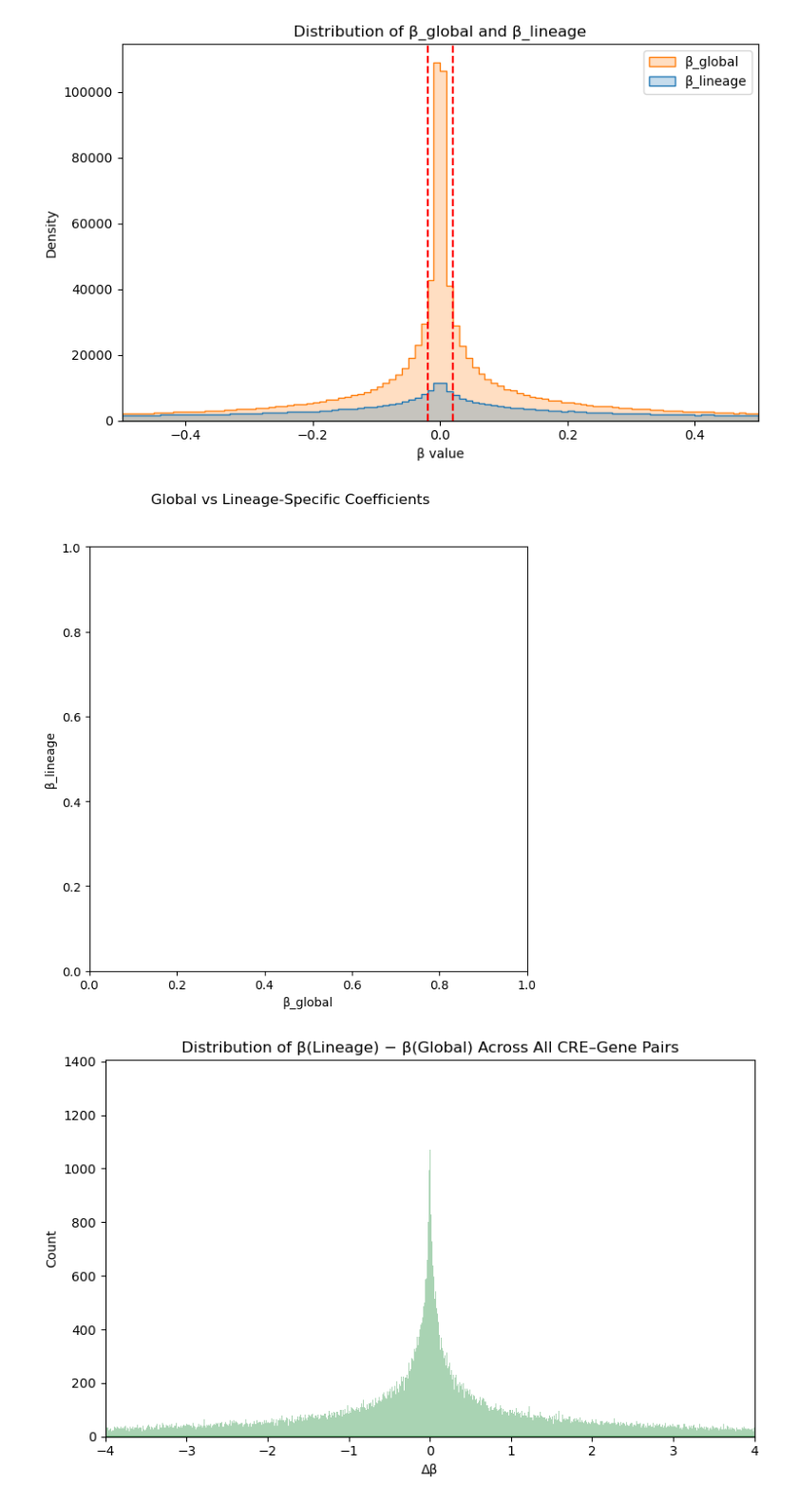
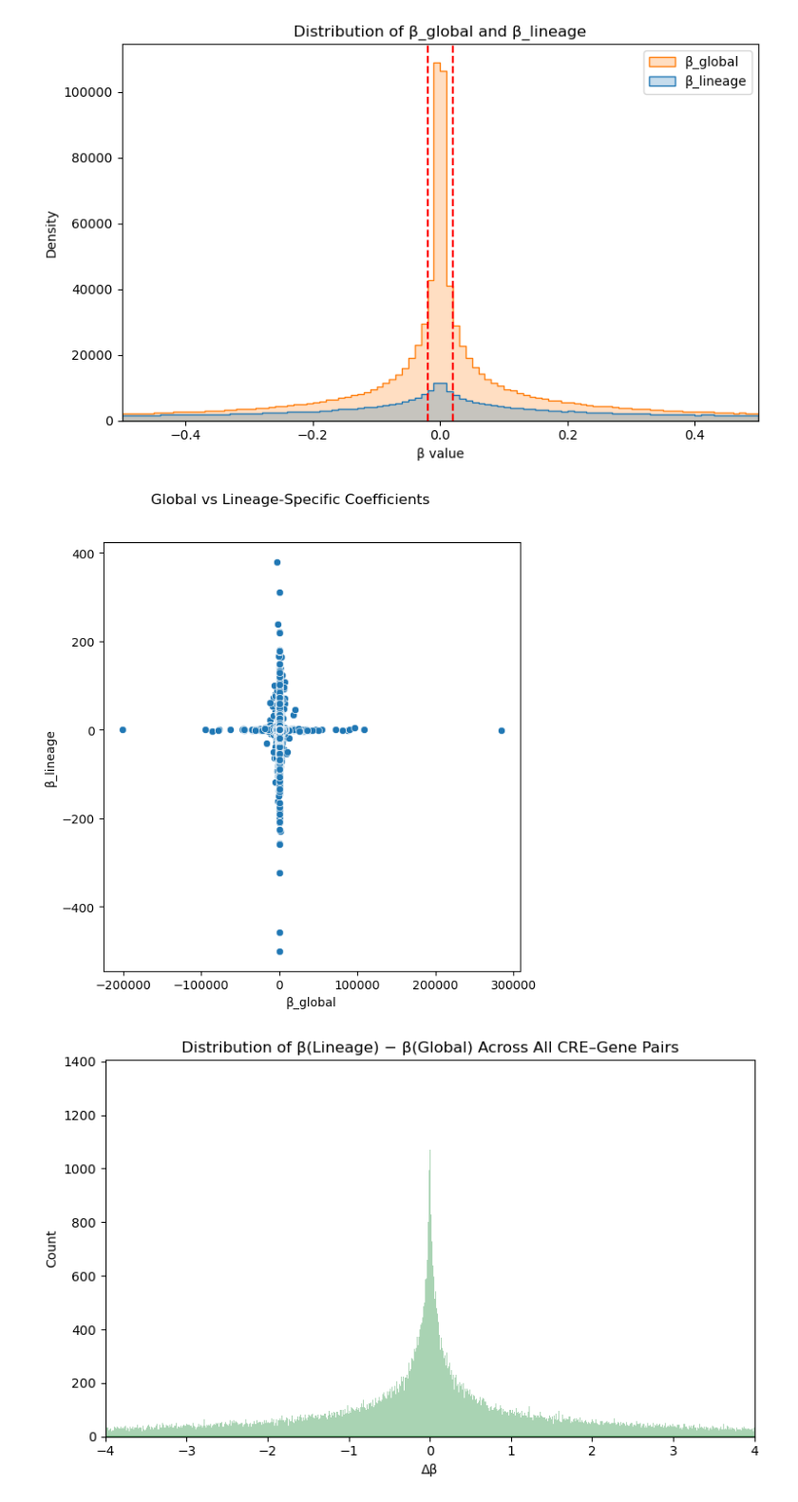
Before and after one commit to Topic2-Gene-Regulation-Immune-Cells/ILC-cells-Team4, a Jupyter notebook: 09_regression_analysis.ipynb, the cells around one changed output. Shown at 95% size. Drawn from its saved outputs; the diff is of its cells as text; code cells hidden in the pictures.

```diff
--- a/09_regression_analysis.ipynb
+++ b/09_regression_analysis.ipynb
@@ -84,15 +99,15 @@ plt.show()
 [figure]
 # %%
 plt.figure(figsize=(6, 6))
-#sns.jointplot(x="beta_global", y="beta_lineage", data=regdf)
+sns.scatterplot(x="beta_global", y="beta_lineage", data=regdf)
 plt.suptitle("Global vs Lineage-Specific Coefficients", y=1.02)
 plt.xlabel("β_global")
 plt.ylabel("β_lineage")
 plt.tight_layout()
 plt.savefig(os.path.join(PLOTS_DIR, "global_vs_lineage_coefficients.png"))
 plt.show()
 # %% [output]
-[figure, old version]
+[figure, new version]
 # %%
 plt.figure(figsize=(8, 5))
 sns.histplot(regdf["beta_diff"], kde=True, color="#55a868",
```
Also changed, not shown: parts of 3 cells of this notebook, 1 other file.
